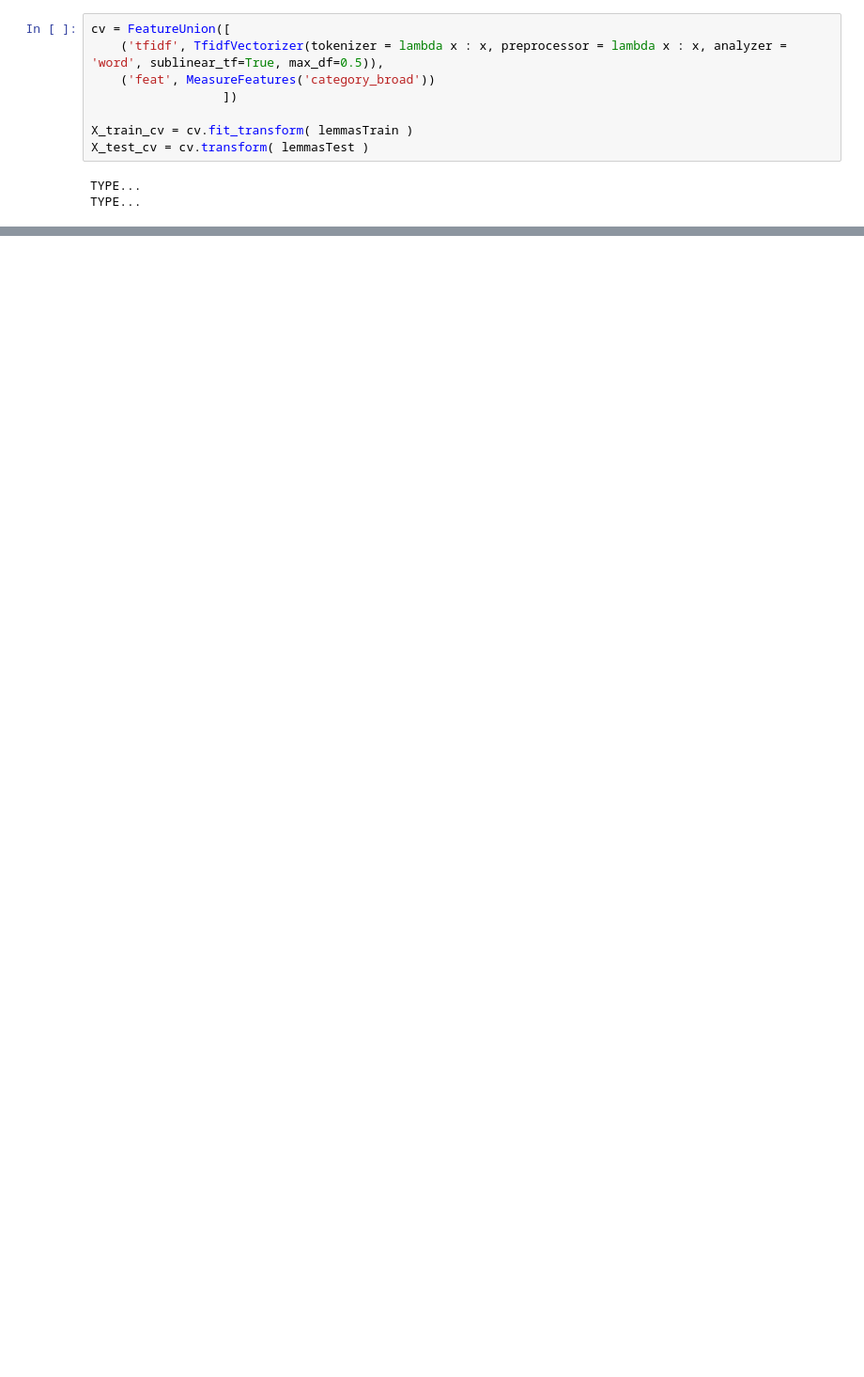
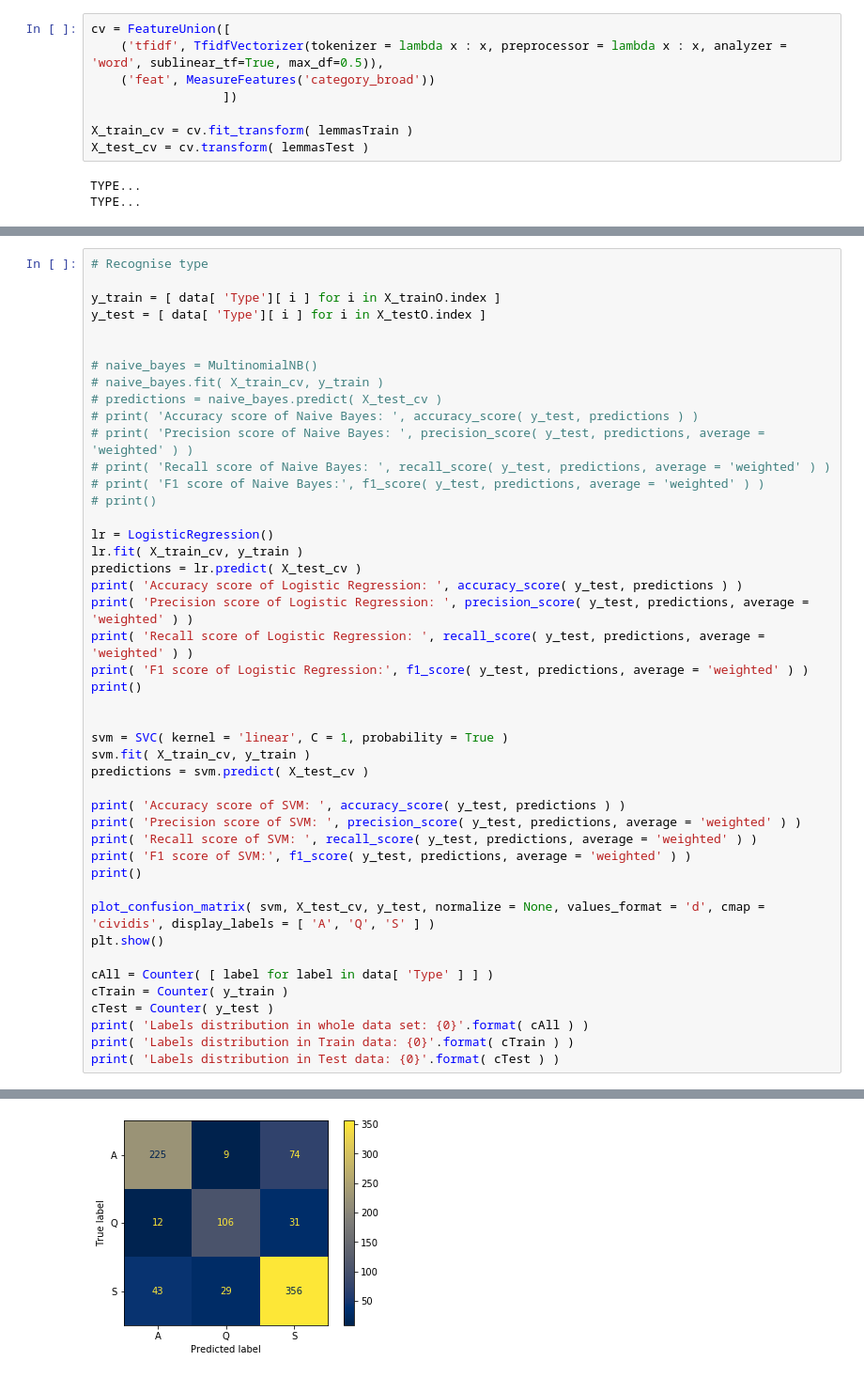
Before and after one commit to domenkos/IMapBook-NLP, a Jupyter notebook: code/Baseline models.ipynb, the cells around one changed output, grey strips where cells are left out. Shown at 94% size. Cells and saved outputs as stored; diff of their text form; blank space fills up the shorter version.

```diff
--- a/code/Baseline models.ipynb
+++ b/code/Baseline models.ipynb
@@ -494,0 +520,46 @@ F1 score of SVM: 0.7328729058053067
+# %%
+# Recognise type
+
+y_train = [ data[ 'Type'][ i ] for i in X_trainO.index ]
+y_test = [ data[ 'Type'][ i ] for i in X_testO.index ]
+
+
+# naive_bayes = MultinomialNB()
+# naive_bayes.fit( X_train_cv, y_train )
+# predictions = naive_bayes.predict( X_test_cv )
+# print( 'Accuracy score of Naive Bayes: ', accuracy_score( y_test, predictions ) )
+# print( 'Precision score of Naive Bayes: ', precision_score( y_test, predictions, average = 'weighted' ) )
+# print( 'Recall score of Naive Bayes: ', recall_score( y_test, predictions, average = 'weighted' ) )
+# print( 'F1 score of Naive Bayes:', f1_score( y_test, predictions, average = 'weighted' ) )
+# print()
+
+lr = LogisticRegression()
+lr.fit( X_train_cv, y_train )
+predictions = lr.predict( X_test_cv )
+print( 'Accuracy score of Logistic Regression: ', accuracy_score( y_test, predictions ) )
+print( 'Precision score of Logistic Regression: ', precision_score( y_test, predictions, average = 'weighted' ) )
+print( 'Recall score of Logistic Regression: ', recall_score( y_test, predictions, average = 'weighted' ) )
+print( 'F1 score of Logistic Regression:', f1_score( y_test, predictions, average = 'weighted' ) )
+print()
+
+
+svm = SVC( kernel = 'linear', C = 1, probability = True )
+svm.fit( X_train_cv, y_train )
+predictions = svm.predict( X_test_cv )
+
+print( 'Accuracy score of SVM: ', accuracy_score( y_test, predictions ) )
+print( 'Precision score of SVM: ', precision_score( y_test, predictions, average = 'weighted' ) )
+print( 'Recall score of SVM: ', recall_score( y_test, predictions, average = 'weighted' ) )
+print( 'F1 score of SVM:', f1_score( y_test, predictions, average = 'weighted' ) )
+print()
+
+plot_confusion_matrix( svm, X_test_cv, y_test, normalize = None, values_format = 'd', cmap = 'cividis', display_labels = [ 'A', 'Q', 'S' ] )
+plt.show()
+
+cAll = Counter( [ label for label in data[ 'Type' ] ] )
+cTrain = Counter( y_train )
+cTest = Counter( y_test )
+print( 'Labels distribution in whole data set: {0}'.format( cAll ) )
+print( 'Labels distribution in Train data: {0}'.format( cTrain ) )
+print( 'Labels distribution in Test data: {0}'.format( cTest ) )
+# %% [output]
@@ -494,0 +582 @@ F1 score of SVM: 0.7328729058053067
+[figure, added]
```
Also changed, not shown: parts of 12 cells of this notebook, 1 other file.
